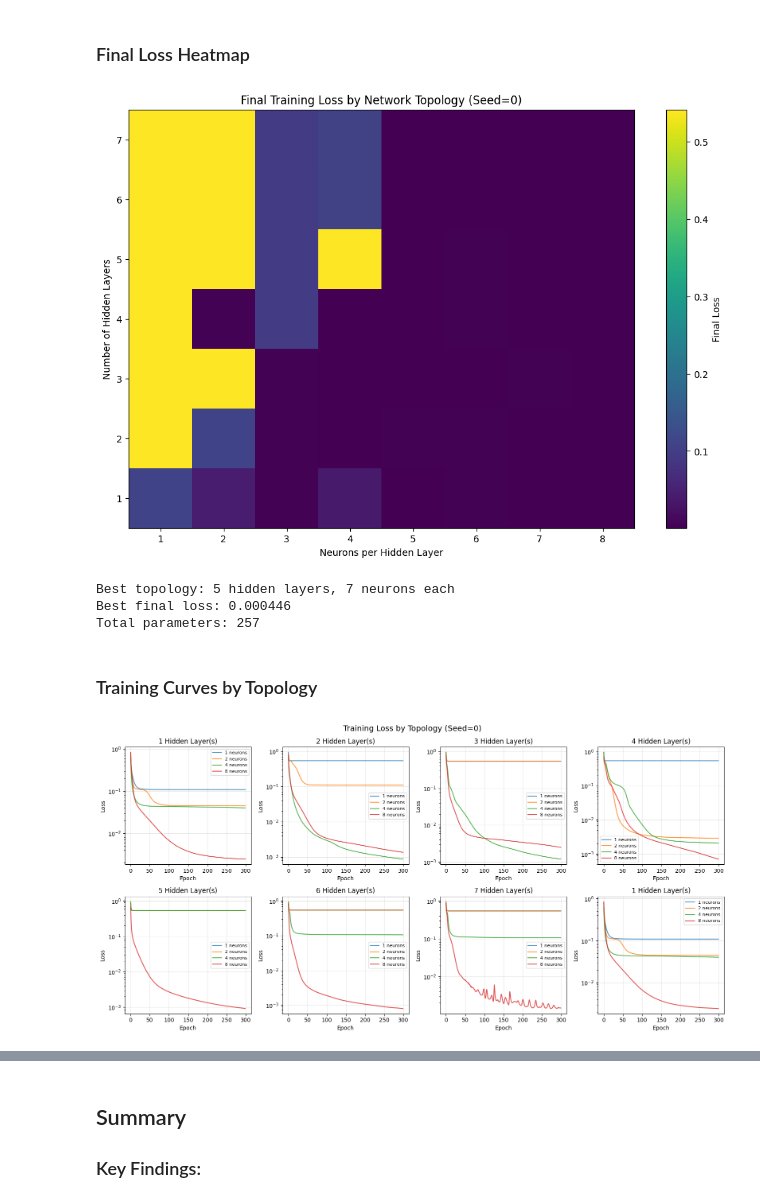
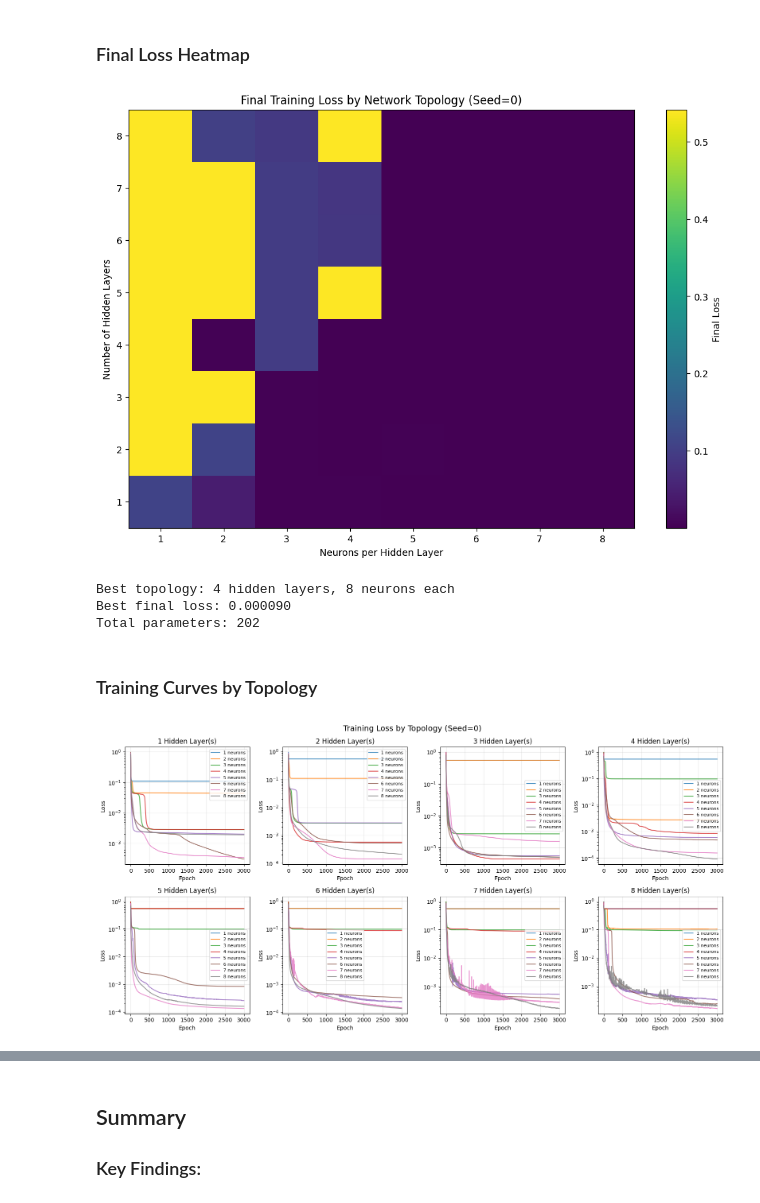
Before and after one commit to 0x53A/UAS_MachineLearning_Robotics, a Jupyter notebook: 08-nonlinear.ipynb, the cells around one changed output, grey strips where cells are left out. Cells and saved outputs as stored; diff of their text form; code cells hidden in the pictures.

```diff
--- a/08-nonlinear.ipynb
+++ b/08-nonlinear.ipynb
@@ -161,9 +161,9 @@ Compare training loss for different network topologies with seed=0.
 **Note:** The topology with 2 hidden layers and 4 neurons per layer will reuse the cached checkpoint from the seed comparison experiment (seed=0).
 # %%
 topology_results = {}
-hidden_layers_range = range(1, 8)
+hidden_layers_range = range(1, 9)
 neurons_range = range(1, 9)
-epochs = 300
+epochs = 3000
 learning_rate = 0.01
 seed = 0
 
@@ -246,38 +246,38 @@ print(f"Best topology: {best_n_hidden} hidden layers, {best_n_neurons} neurons e
 print(f"Best final loss: {best_loss:.6f}")
 print(f"Total parameters: {best_n_hidden * best_n_neurons * (2 + best_n_hidden) + 2 * best_n_hidden + 2}")
 # %% [output]
-[figure, old version]
+[figure, new version]
-Best topology: 5 hidden layers, 7 neurons each
-Best final loss: 0.000446
-Total parameters: 257
+Best topology: 4 hidden layers, 8 neurons each
+Best final loss: 0.000090
+Total parameters: 202
 # %% [markdown]
 ### Training Curves by Topology
 # %%
 # Plot a few representative topologies
 fig, axes = plt.subplots(2, 4, figsize=(16, 8))
 fig.suptitle('Training Loss by Topology (Seed=0)', fontsize=14)
 
-for idx, n_hidden in enumerate([1, 2, 3, 4, 5, 6, 7, 1]):
+for idx, n_hidden in enumerate(hidden_layers_range):
     row = idx // 4
     col = idx % 4
     ax = axes[row, col]
 
-    for n_neurons in [1, 2, 4, 8]:
+    for n_neurons in neurons_range:
         if (n_hidden, n_neurons) in topology_results:
             loss_hist = topology_results[(n_hidden, n_neurons)]
             ax.plot(loss_hist, label=f'{n_neurons} neurons', alpha=0.8)
 
     ax.set_title(f'{n_hidden} Hidden Layer(s)')
     ax.set_xlabel('Epoch')
     ax.set_ylabel('Loss')
     ax.legend(fontsize=8)
     ax.grid(True, alpha=0.3)
     ax.set_yscale('log')
 
 plt.tight_layout()
 plt.show()
 # %% [output]
-[figure, old version]
+[figure, new version]
 # %%
 # Plot all topologies with fixed neurons (4)
 plt.figure(figsize=(12, 6))
```
Also changed, not shown: parts of 5 cells of this notebook, 12 other files.
